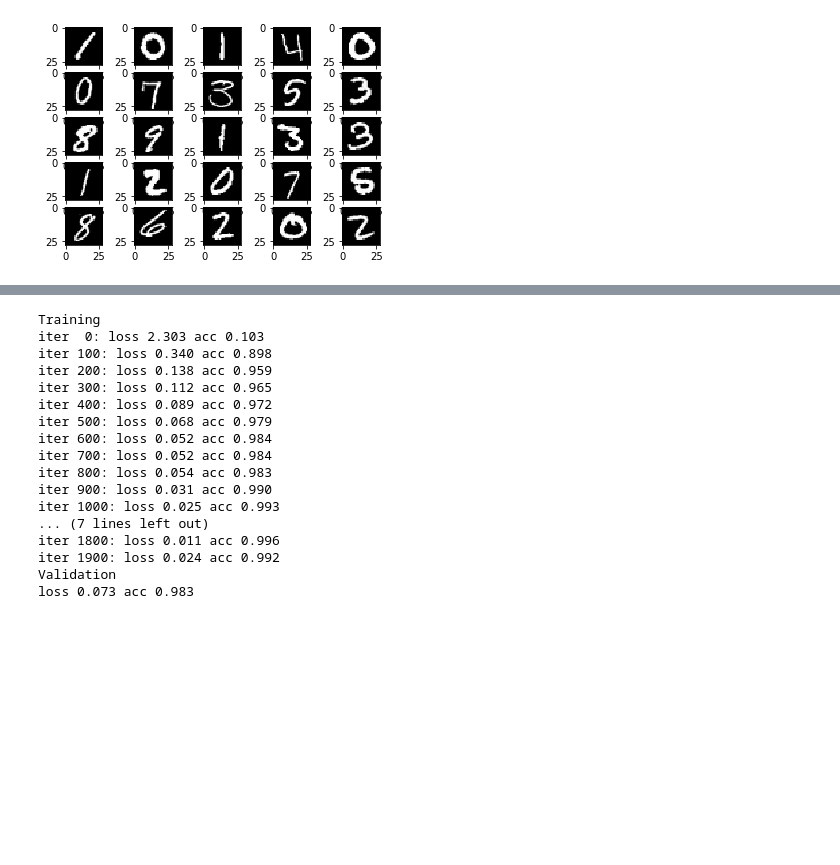
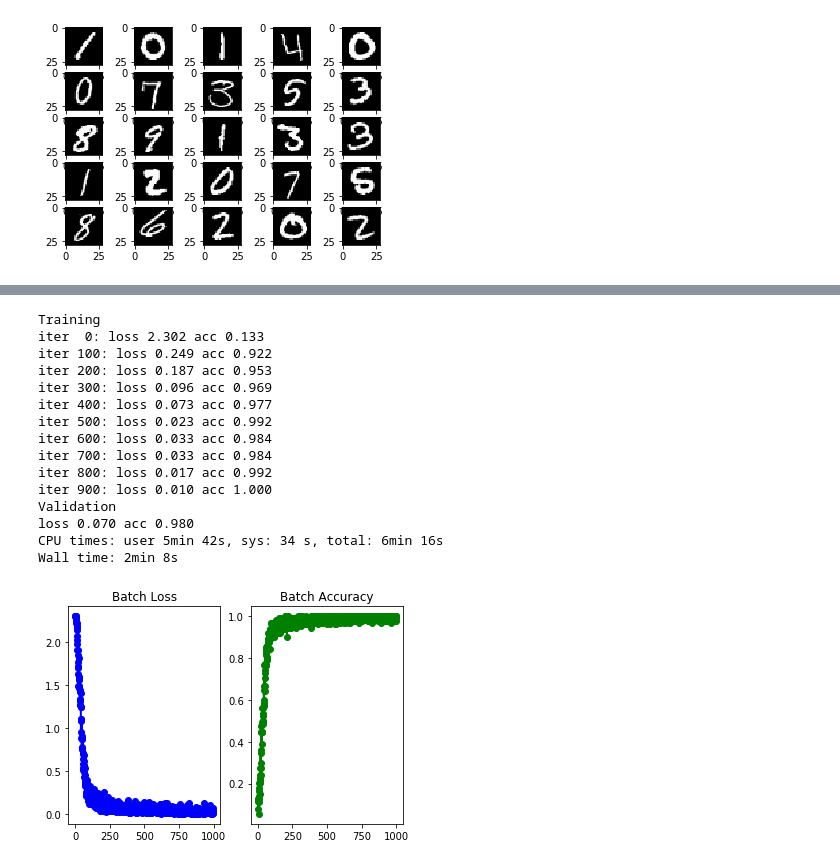
Before and after one commit to 6chaoran/DataStory, a Jupyter notebook: kaggle-digits/kaggle_digit_tensorflow.ipynb, the cells around one changed output, grey strips where cells are left out. Drawn from its saved outputs; the diff is of its cells as text; code cells hidden in the pictures; blank space fills up the shorter version.

```diff
--- a/kaggle-digits/kaggle_digit_tensorflow.ipynb
+++ b/kaggle-digits/kaggle_digit_tensorflow.ipynb
@@ -256,37 +255,0 @@ with tf.Session() as sess:
-# %%
-def deep_CNN(x,y,reg = 0.3):
-
-    x_fold = tf.reshape(x,[-1,28,28,1])
-
-    ## init filters
-    Wconv1 = init_weight([5,5,1,32])
-    Bconv1 = init_bias([32])
-    Wconv2 = init_weight([5,5,32,64])
-    Bconv2 = init_bias([64])
-
-    ## init weight and bias
-    Wfc1 = init_weight([2*2*64,1024])
-    Bfc1 = init_bias([1024])
-    Wfc2 = init_weight([1024,10])
-    Bfc2 = init_bias([10])
-
-    ## two layer nn
-    a1 = tf.nn.relu(conv2d(x_fold,Wconv1)+Bconv1) #conv1
-    a2 = (max_pool_2x2(a1)) #maxpool1
-    a3 = tf.nn.relu(conv2d(a2,Wconv2)+Bconv2) #conv1
-    a4 = (max_pool_2x2(a3)) #maxpool1
-    a5 = tf.reshape(a4,[-1,2*2*64])
-    a6 = tf.nn.relu(tf.matmul(a5,Wfc1)+Bfc1) #full-connected 1
-    y_out = tf.matmul(a6,Wfc2)+Bfc2 # fully-connected 2
-
-    ## get loss
-    y_ohe = tf.one_hot(tf.cast(y,tf.int32),10)
-    total_loss = tf.losses.softmax_cross_entropy(onehot_labels=y_ohe,logits=y_out)
-    mean_loss = tf.reduce_mean(total_loss)
-    reg_loss = tf.reduce_mean(tf.square(Wfc1)) + tf.reduce_mean(tf.square(Wfc2))
-    loss = mean_loss + reg * reg_loss
-
-    ##  get accuracy
-    y_ = tf.cast(tf.argmax(y_out,axis=1), tf.int8)
-    acc = tf.reduce_mean(tf.cast(tf.equal(y_,y),tf.float32))
-    return y_out, loss, acc
@@ -333,20 +294,19 @@ loss 0.199 acc 0.967
 # %%
-run_model(deep_CNN, X_train, Y_train, X_val, Y_val,lr=1e-3, maxIter=2000,batchSize=256,Reg=0.3)
+%time run_model(deep_CNN, X_train, Y_train, X_val, Y_val,maxIter=1000)
 # %% [output]
 Training
-iter  0: loss 2.303 acc 0.103
-iter 100: loss 0.340 acc 0.898
-iter 200: loss 0.138 acc 0.959
-iter 300: loss 0.112 acc 0.965
-iter 400: loss 0.089 acc 0.972
-iter 500: loss 0.068 acc 0.979
-iter 600: loss 0.052 acc 0.984
-iter 700: loss 0.052 acc 0.984
-iter 800: loss 0.054 acc 0.983
-iter 900: loss 0.031 acc 0.990
-iter 1000: loss 0.025 acc 0.993
-... (7 lines left out)
-iter 1800: loss 0.011 acc 0.996
-iter 1900: loss 0.024 acc 0.992
+iter  0: loss 2.302 acc 0.133
+iter 100: loss 0.249 acc 0.922
+iter 200: loss 0.187 acc 0.953
+iter 300: loss 0.096 acc 0.969
+iter 400: loss 0.073 acc 0.977
+iter 500: loss 0.023 acc 0.992
+iter 600: loss 0.033 acc 0.984
+iter 700: loss 0.033 acc 0.984
+iter 800: loss 0.017 acc 0.992
+iter 900: loss 0.010 acc 1.000
 Validation
-loss 0.073 acc 0.983
+loss 0.070 acc 0.980
+CPU times: user 5min 42s, sys: 34 s, total: 6min 16s
+Wall time: 2min 8s
+[figure, added]
```
Also changed, not shown: parts of 30 cells of this notebook.
